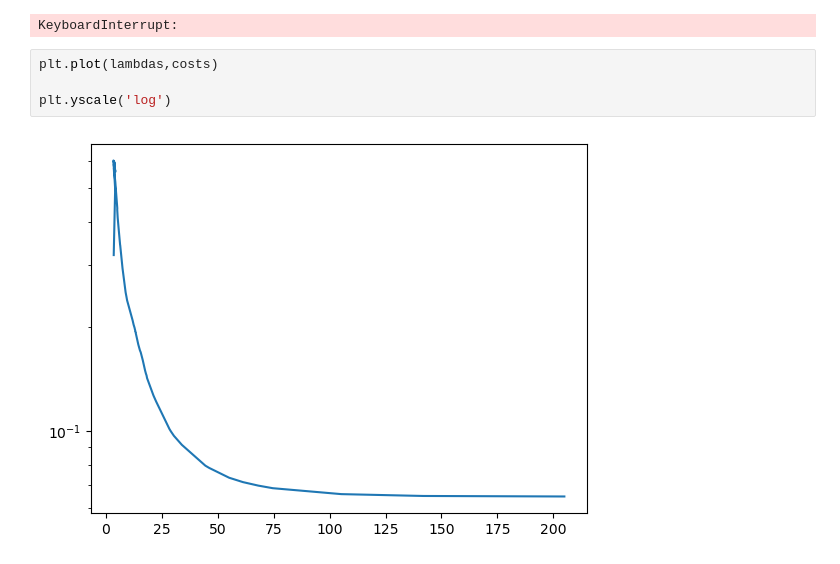
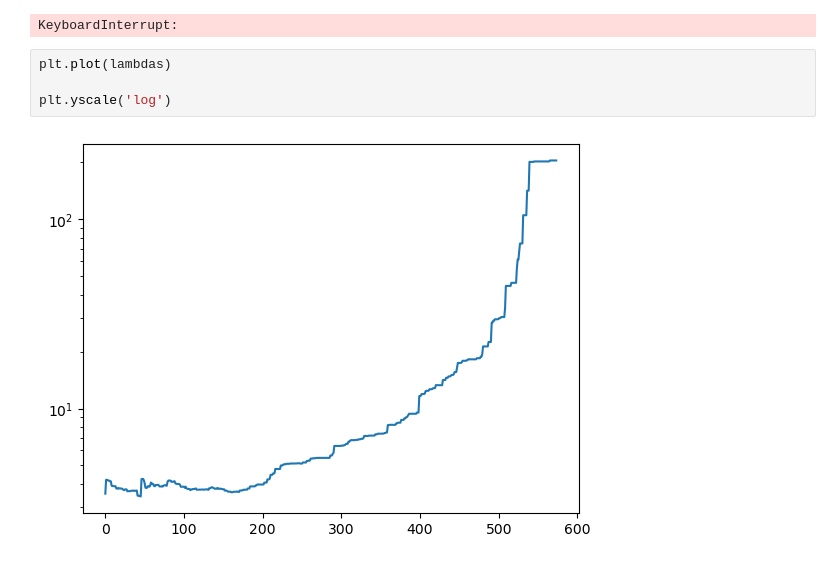
Before and after one commit to GeroyUsilov/duality_robustness, a Jupyter notebook: slow_mode_evolution.ipynb, the cells around one changed output. Drawn from its saved outputs; the diff is of its cells as text.

```diff
--- a/slow_mode_evolution.ipynb
+++ b/slow_mode_evolution.ipynb
@@ -114,8 +114,8 @@ for kk in tqdm(range(2000)):
 # %% [output]
 KeyboardInterrupt:
 # %%
-plt.plot(lambdas,costs)
+plt.plot(lambdas)
 
 plt.yscale('log')
 # %% [output]
-[figure, old version]
+[figure, new version]
```
Also changed, not shown: 3 other files.
